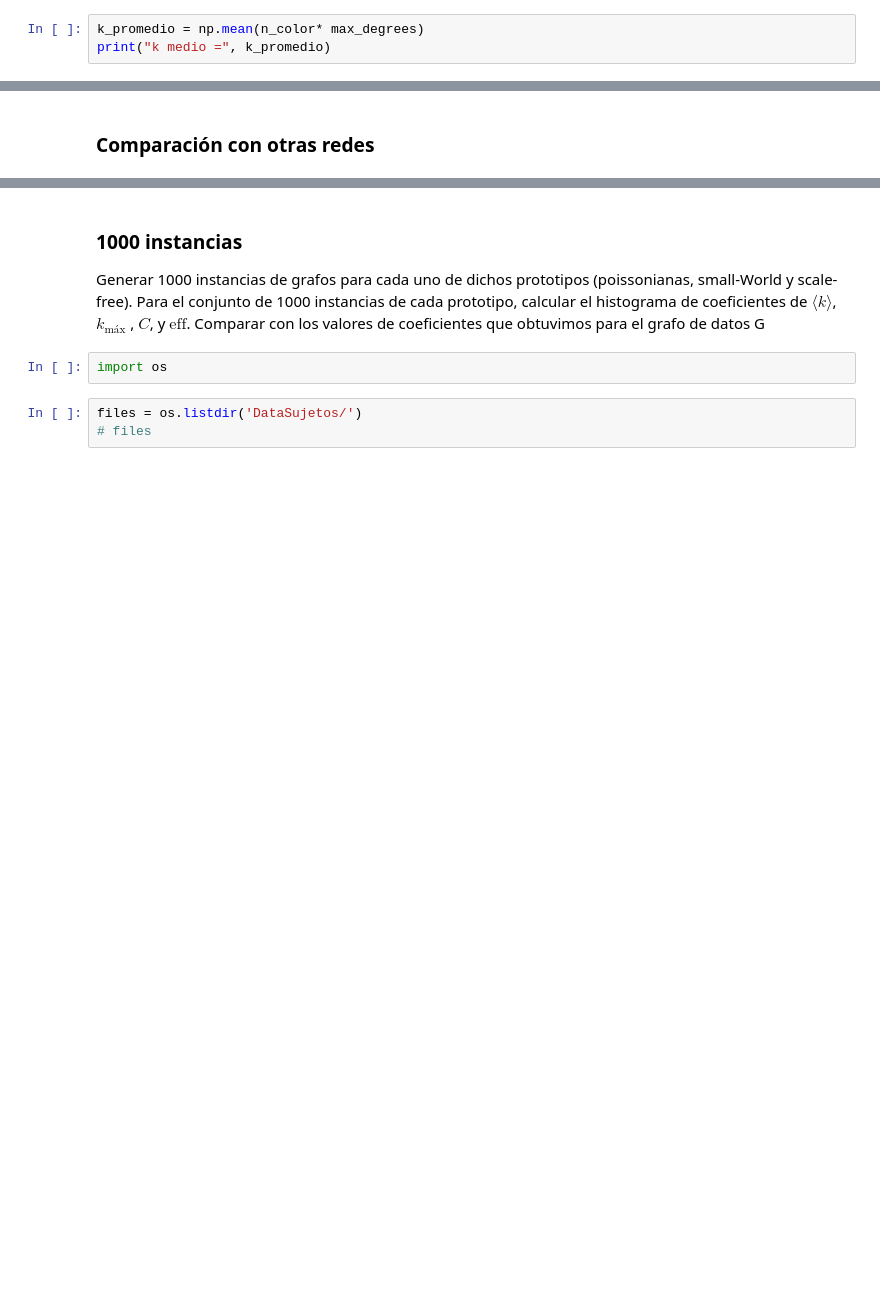
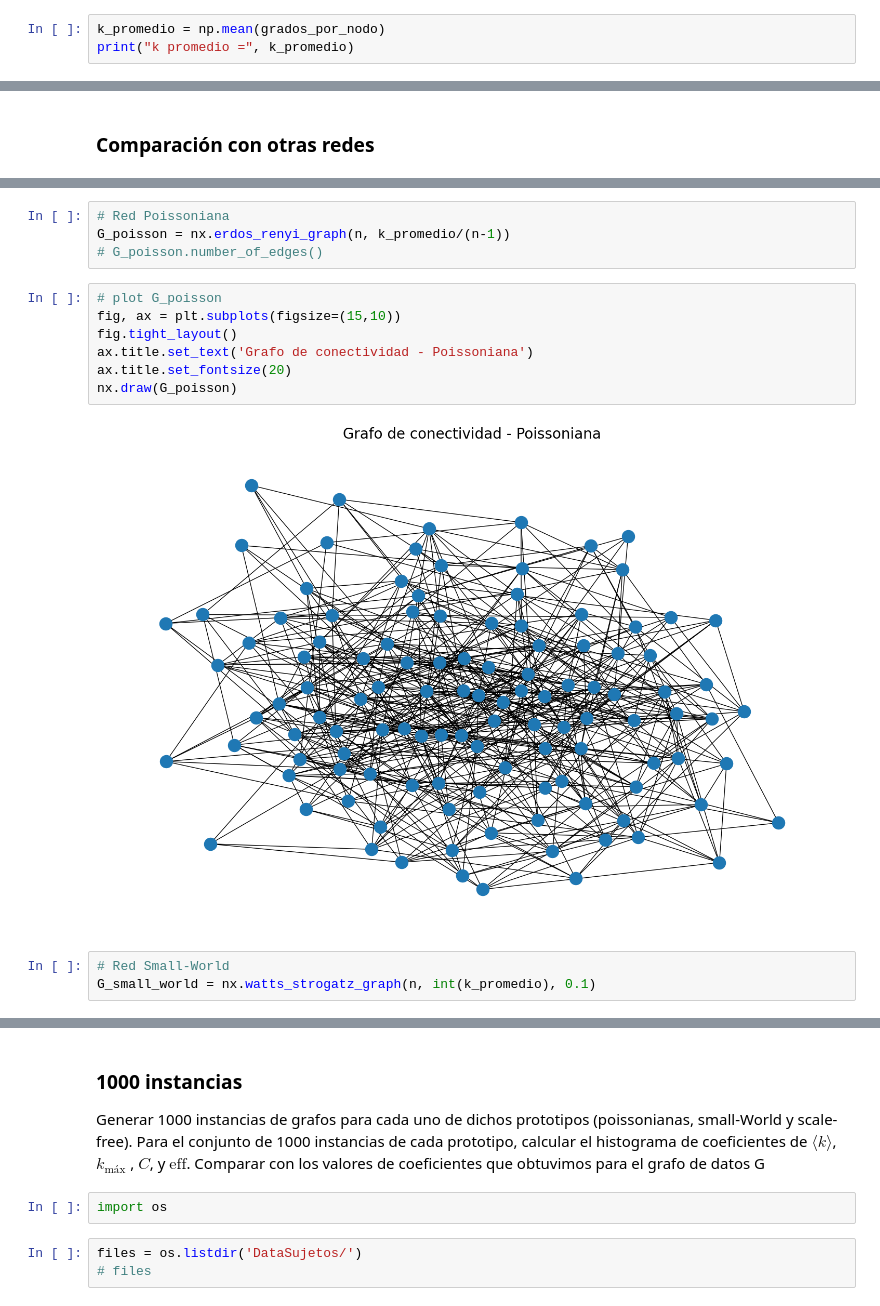
Before and after one commit to bettachini/dmcyt2023, a Jupyter notebook: clase08_grafos_into_preTP2/bettachini_preTP2.ipynb, the cells around one changed output, grey strips where cells are left out. Cells and saved outputs as stored; diff of their text form; blank space fills up the shorter version.

```diff
--- a/clase08_grafos_into_preTP2/bettachini_preTP2.ipynb
+++ b/clase08_grafos_into_preTP2/bettachini_preTP2.ipynb
@@ -206,4 +211,4 @@ n_color = n_color/max_degrees
 # %%
-k_promedio = np.mean(n_color* max_degrees)
-print("k medio =", k_promedio)
+k_promedio = np.mean(grados_por_nodo)
+print("k promedio =", k_promedio)
 # %% [output]
@@ -276 +294,17 @@ Visualizar un ejemplo de grafo para cada uno de estos prototipos de redes.
 Discutir diferencias.
+# %%
+# Red Poissoniana
+G_poisson = nx.erdos_renyi_graph(n, k_promedio/(n-1))
+# G_poisson.number_of_edges()
+# %%
+# plot G_poisson
+fig, ax = plt.subplots(figsize=(15,10))
+fig.tight_layout()
+ax.title.set_text('Grafo de conectividad - Poissoniana')
+ax.title.set_fontsize(20)
+nx.draw(G_poisson)
+# %% [output]
+[figure, added]
+# %%
+# Red Small-World
+G_small_world = nx.watts_strogatz_graph(n, int(k_promedio), 0.1)
```
Also changed, not shown: parts of 29 cells of this notebook.
